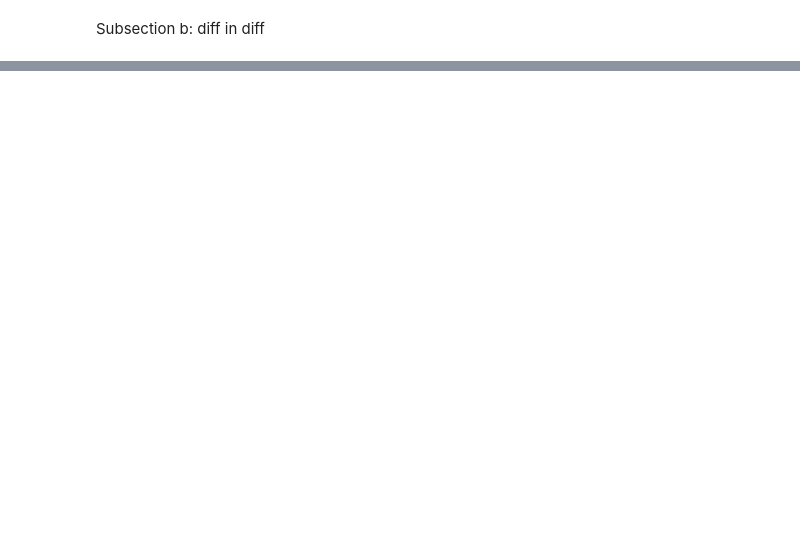
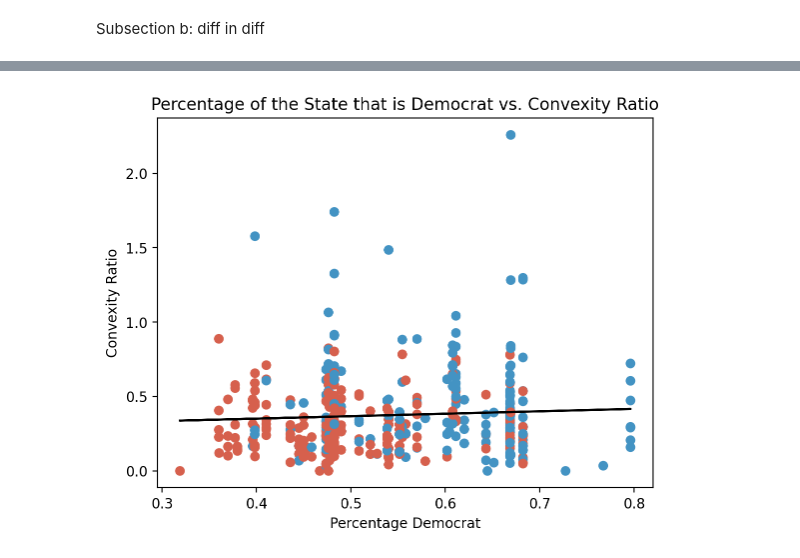
Before and after one commit to maia-pi/db_project, a Jupyter notebook: cong116.ipynb, the cells around one changed output, grey strips where cells are left out. Saved outputs shown, nothing was run; the diff lists cells and outputs as text; code cells hidden in the pictures; blank space fills up the shorter version.

```diff
--- a/cong116.ipynb
+++ b/cong116.ipynb
@@ -299,0 +330,24 @@ print(did.summary())
+# %%
+# single regression line for all data
+color_map = {"D": 0.8, "R": 0.2}
+colors = dists_geo["Incumbent"].map(color_map)
+
+x = dists_geo[["dem_percs"]]
+y = dists_geo[["Ratio"]]
+
+regressor = LinearRegression()
+regressor.fit(x, y)
+
+plt.scatter(x,
+            y,
+            c = colors,
+            cmap = "RdBu",
+            vmin = 0,
+            vmax = 1)
+plt.plot(x, regressor.predict(x), color = 'black')
+plt.title("Percentage of the State that is Democrat vs. Convexity Ratio")
+plt.xlabel("Percentage Democrat")
+plt.ylabel("Convexity Ratio")
+plt.show()
+# %% [output]
+[figure, added]
```
Also changed, not shown: parts of 20 cells of this notebook.
